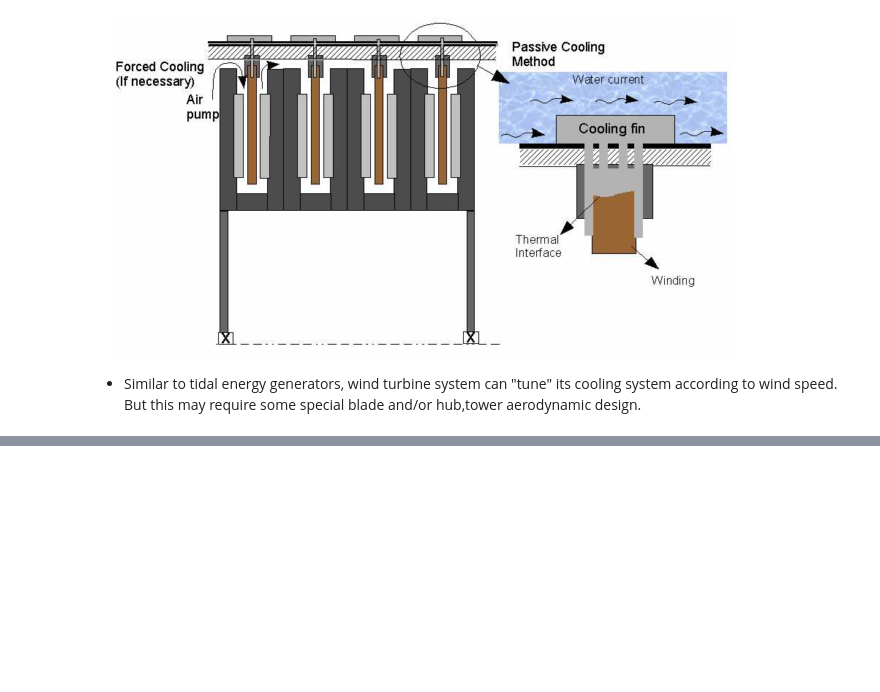
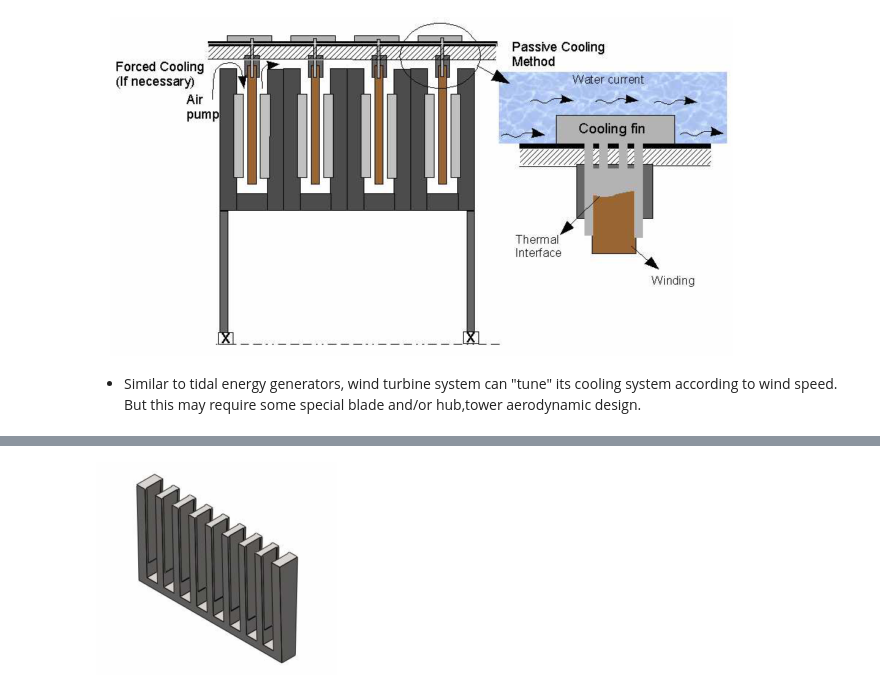
Before and after one commit to aydinbaskaya/MS_Thesis, a Jupyter notebook: Modular Generators/Documents/Direct-drive wind turbines .ipynb, the cells around one changed output, grey strips where cells are left out. Drawn from its saved outputs; the diff is of its cells as text; code cells hidden in the pictures; blank space fills up the shorter version.

```diff
--- a/Modular Generators/Documents/Direct-drive wind turbines .ipynb
+++ b/Modular Generators/Documents/Direct-drive wind turbines .ipynb
@@ -281,0 +295,5 @@ Image(filename='cooling.png')
+# %%
+from IPython.display import Image
+Image(filename='rotorcore.png')
+# %% [output]
+[figure, added]
```
Also changed, not shown: parts of 17 cells of this notebook, 1 other file.
